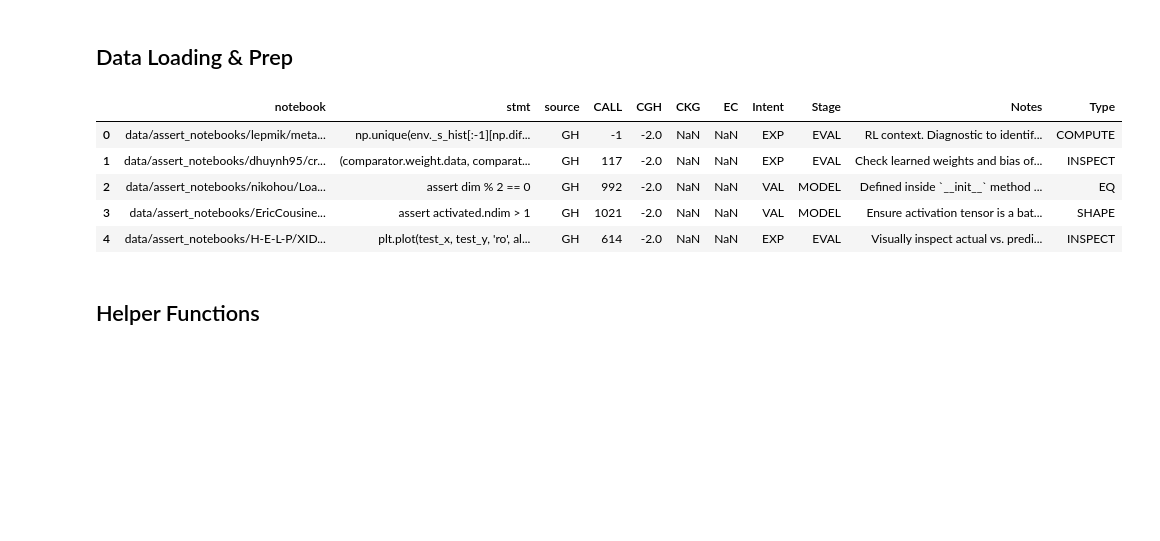
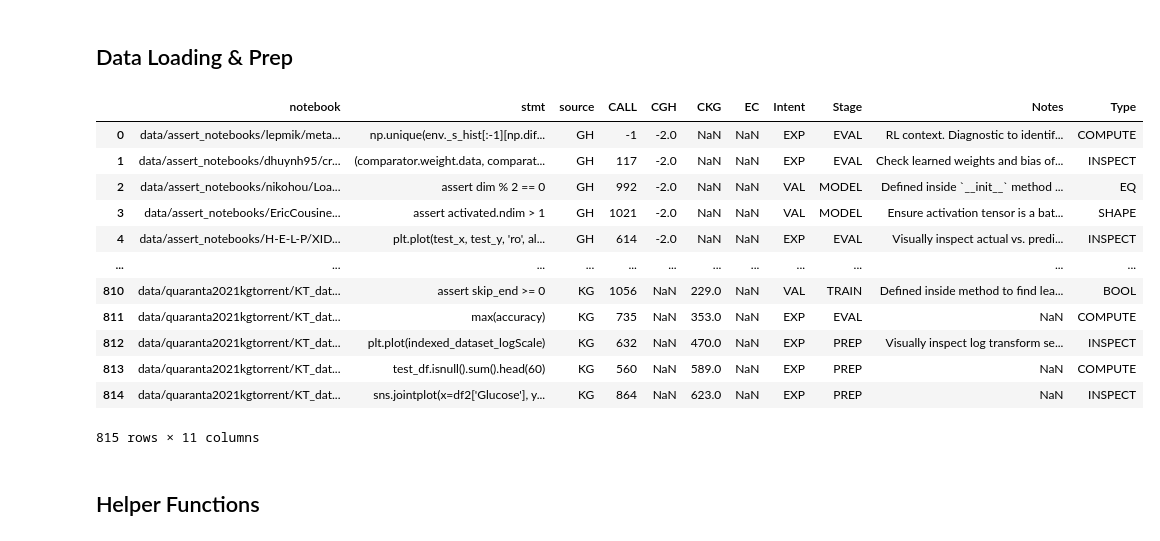
Before and after one commit to arumoy-shome/shome2023notebook, a Jupyter notebook: notebooks/results.ipynb, the cells around one changed output. Cells and saved outputs as stored; diff of their text form; code cells hidden in the pictures; blank space fills up the shorter version.

```diff
--- a/notebooks/results.ipynb
+++ b/notebooks/results.ipynb
@@ -23,14 +23,21 @@ sns.set_theme(
 ## Data Loading & Prep
 # %%
 data = pd.read_csv("data/shome2023notebook/annotations.csv")
-data.head()
+data
 # %% [output]
 |  | notebook | stmt | source | CALL | CGH | CKG | EC | Intent | Stage | Notes | Type |
 | 0 | data/assert_notebooks/lepmik/meta... | np.unique(env._s_hist[:-1][np.dif... | GH | -1 | -2.0 | NaN | NaN | EXP | EVAL | RL context. Diagnostic to identif... | COMPUTE |
 | 1 | data/assert_notebooks/dhuynh95/cr... | (comparator.weight.data, comparat... | GH | 117 | -2.0 | NaN | NaN | EXP | EVAL | Check learned weights and bias of... | INSPECT |
 | 2 | data/assert_notebooks/nikohou/Loa... | assert dim % 2 == 0 | GH | 992 | -2.0 | NaN | NaN | VAL | MODEL | Defined inside `__init__` method ... | EQ |
 | 3 | data/assert_notebooks/EricCousine... | assert activated.ndim > 1 | GH | 1021 | -2.0 | NaN | NaN | VAL | MODEL | Ensure activation tensor is a bat... | SHAPE |
 | 4 | data/assert_notebooks/H-E-L-P/XID... | plt.plot(test_x, test_y, 'ro', al... | GH | 614 | -2.0 | NaN | NaN | EXP | EVAL | Visually inspect actual vs. predi... | INSPECT |
+| ... | ... | ... | ... | ... | ... | ... | ... | ... | ... | ... | ... |
+| 810 | data/quaranta2021kgtorrent/KT_dat... | assert skip_end >= 0 | KG | 1056 | NaN | 229.0 | NaN | VAL | TRAIN | Defined inside method to find lea... | BOOL |
+| 811 | data/quaranta2021kgtorrent/KT_dat... | max(accuracy) | KG | 735 | NaN | 353.0 | NaN | EXP | EVAL | NaN | COMPUTE |
+| 812 | data/quaranta2021kgtorrent/KT_dat... | plt.plot(indexed_dataset_logScale) | KG | 632 | NaN | 470.0 | NaN | EXP | PREP | Visually inspect log transform se... | INSPECT |
+| 813 | data/quaranta2021kgtorrent/KT_dat... | test_df.isnull().sum().head(60) | KG | 560 | NaN | 589.0 | NaN | EXP | PREP | NaN | COMPUTE |
+| 814 | data/quaranta2021kgtorrent/KT_dat... | sns.jointplot(x=df2['Glucose'], y... | KG | 864 | NaN | 623.0 | NaN | EXP | PREP | NaN | INSPECT |
+815 rows × 11 columns
 # %% [markdown]
 ## Helper Functions
 # %%
```
Also changed, not shown: parts of 43 cells of this notebook, 1 other file.
